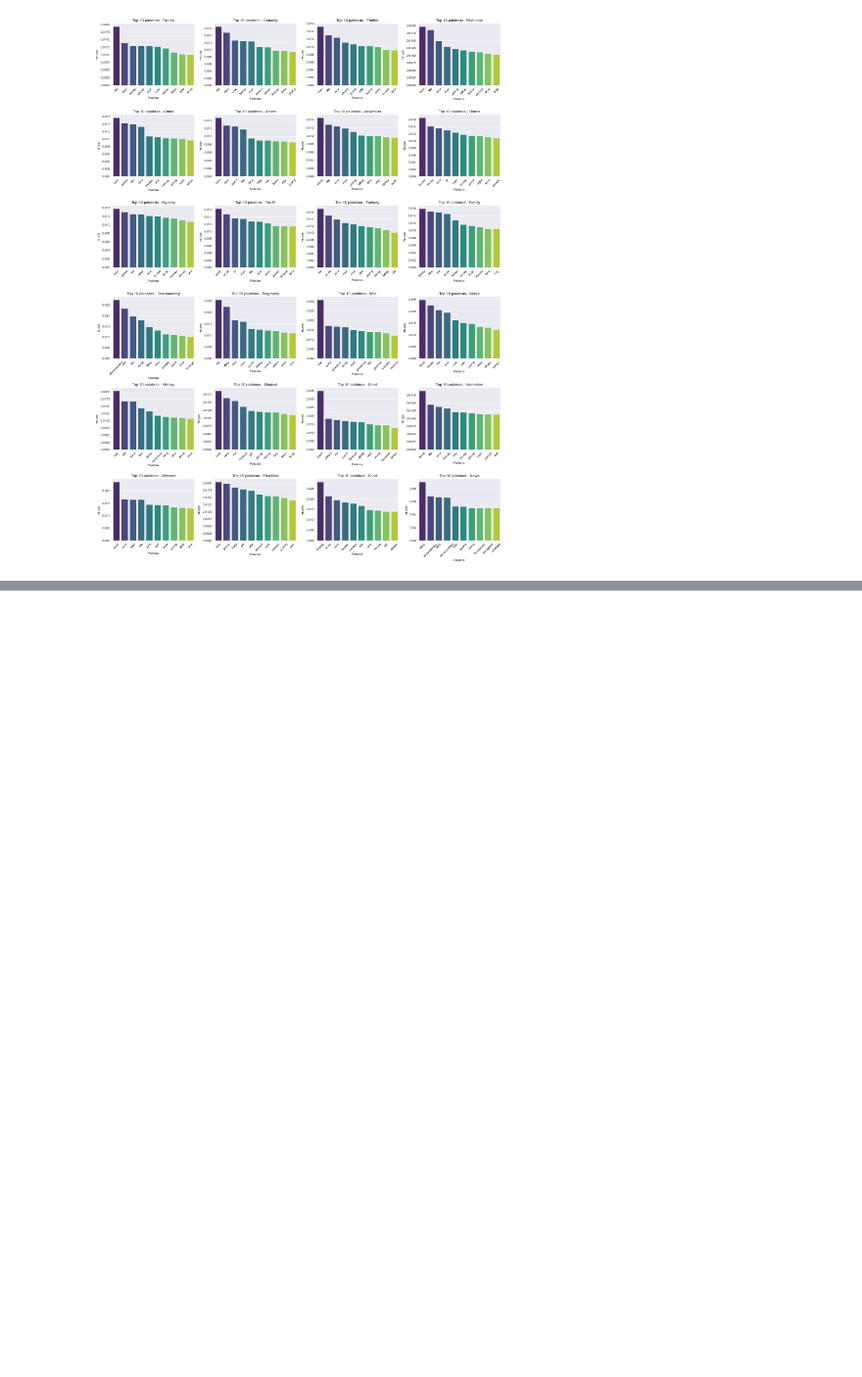
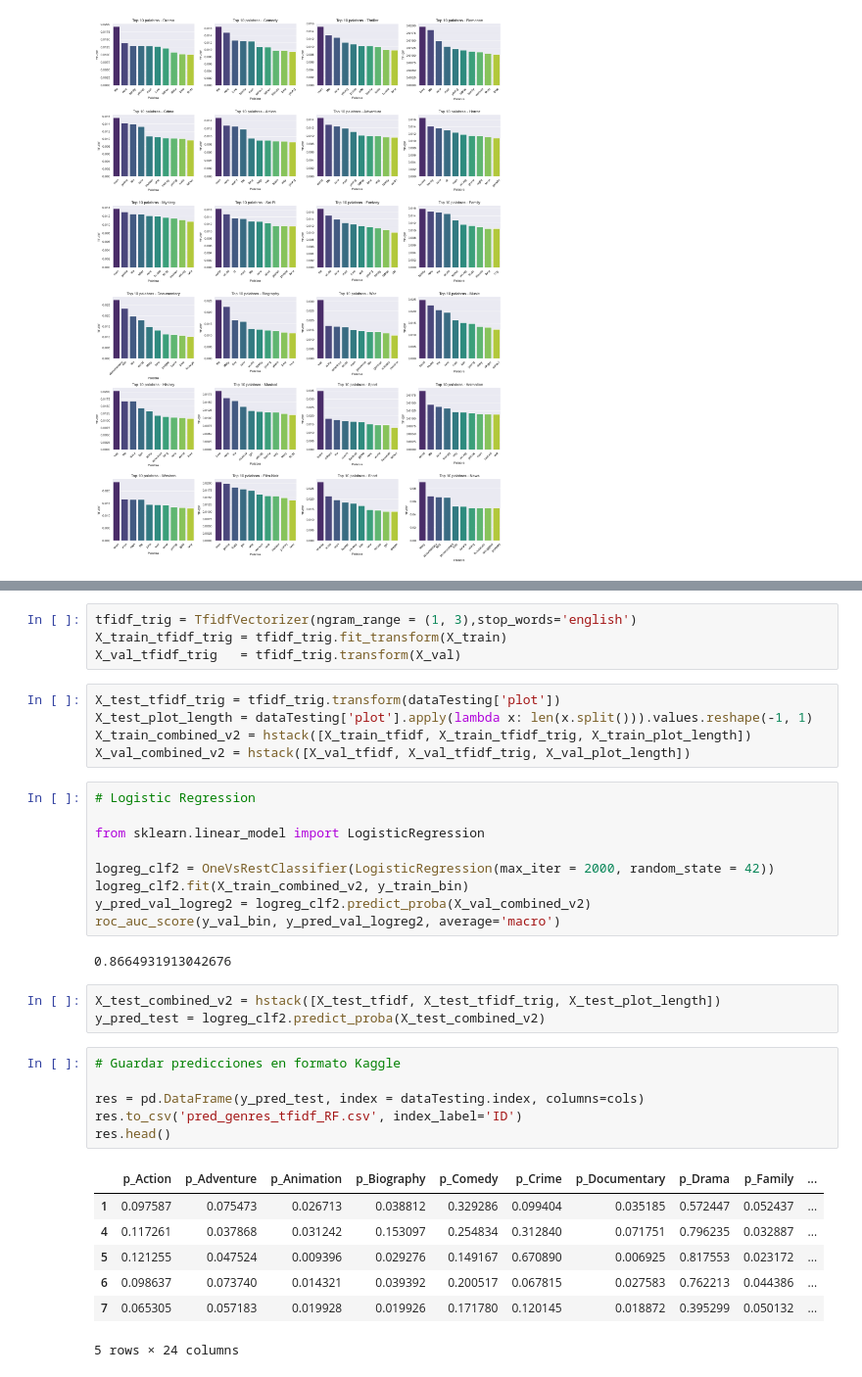
Before and after one commit to jantonioagudelo/MIAD_ML_NLP_2026, a Jupyter notebook: Semana 7/S7P1_proyecto2V2.ipynb, the cells around one changed output, grey strips where cells are left out. Shown at 98% size. Cells and saved outputs as stored; diff of their text form; blank space fills up the shorter version.

```diff
--- a/Semana 7/S7P1_proyecto2V2.ipynb
+++ b/Semana 7/S7P1_proyecto2V2.ipynb
@@ -255,0 +451,37 @@ plt.show()
+# %%
+tfidf_trig = TfidfVectorizer(ngram_range = (1, 3),stop_words='english')
+X_train_tfidf_trig = tfidf_trig.fit_transform(X_train)
+X_val_tfidf_trig   = tfidf_trig.transform(X_val)
+# %%
+X_test_tfidf_trig = tfidf_trig.transform(dataTesting['plot'])
+X_test_plot_length = dataTesting['plot'].apply(lambda x: len(x.split())).values.reshape(-1, 1)
+X_train_combined_v2 = hstack([X_train_tfidf, X_train_tfidf_trig, X_train_plot_length])
+X_val_combined_v2 = hstack([X_val_tfidf, X_val_tfidf_trig, X_val_plot_length])
+# %%
+# Logistic Regression
+
+from sklearn.linear_model import LogisticRegression
+
+logreg_clf2 = OneVsRestClassifier(LogisticRegression(max_iter = 2000, random_state = 42))
+logreg_clf2.fit(X_train_combined_v2, y_train_bin)
+y_pred_val_logreg2 = logreg_clf2.predict_proba(X_val_combined_v2)
+roc_auc_score(y_val_bin, y_pred_val_logreg2, average='macro')
+# %% [output]
+0.8664931913042676
+# %%
+X_test_combined_v2 = hstack([X_test_tfidf, X_test_tfidf_trig, X_test_plot_length])
+y_pred_test = logreg_clf2.predict_proba(X_test_combined_v2)
+# %%
+# Guardar predicciones en formato Kaggle
+
+res = pd.DataFrame(y_pred_test, index = dataTesting.index, columns=cols)
+res.to_csv('pred_genres_tfidf_RF.csv', index_label='ID')
+res.head()
+# %% [output]
+|  | p_Action | p_Adventure | p_Animation | p_Biography | p_Comedy | p_Crime | p_Documentary | p_Drama | p_Family | ... |
+| 1 | 0.097587 | 0.075473 | 0.026713 | 0.038812 | 0.329286 | 0.099404 | 0.035185 | 0.572447 | 0.052437 | ... |
+| 4 | 0.117261 | 0.037868 | 0.031242 | 0.153097 | 0.254834 | 0.312840 | 0.071751 | 0.796235 | 0.032887 | ... |
+| 5 | 0.121255 | 0.047524 | 0.009396 | 0.029276 | 0.149167 | 0.670890 | 0.006925 | 0.817553 | 0.023172 | ... |
+| 6 | 0.098637 | 0.073740 | 0.014321 | 0.039392 | 0.200517 | 0.067815 | 0.027583 | 0.762213 | 0.044386 | ... |
+| 7 | 0.065305 | 0.057183 | 0.019928 | 0.019926 | 0.171780 | 0.120145 | 0.018872 | 0.395299 | 0.050132 | ... |
+5 rows × 24 columns
```
Also changed, not shown: parts of 44 cells of this notebook, 1 other file.
